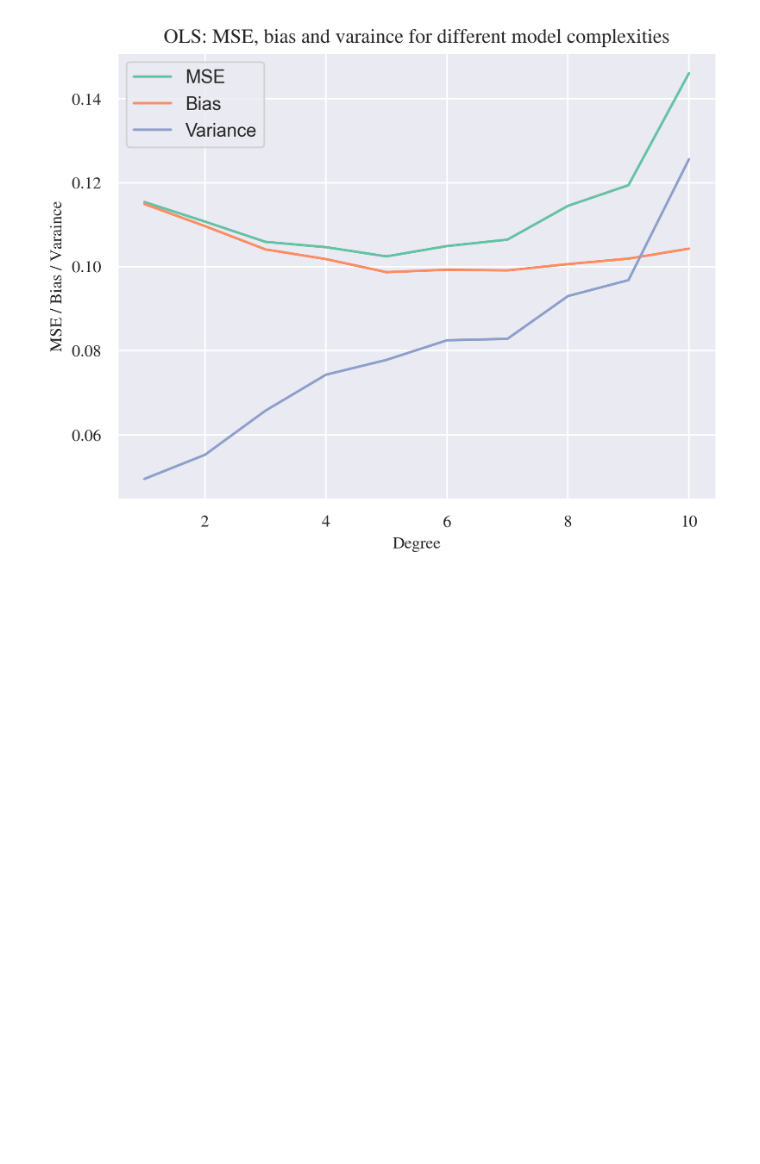
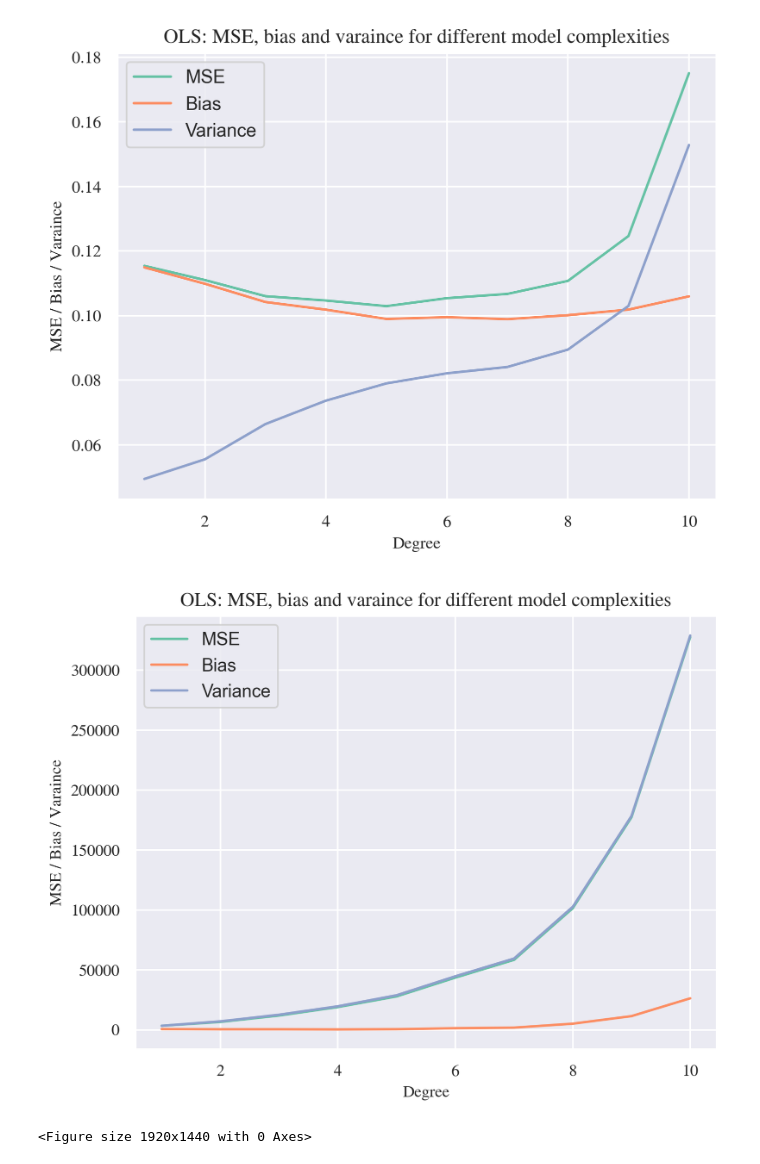
Before and after one commit to GauteJ1/FYS-STK-projects, a Jupyter notebook: project_1_alt/src/e_plots.ipynb, the cells around one changed output. Cells and saved outputs as stored; diff of their text form; code cells hidden in the pictures; blank space fills up the shorter version.

Commit message:
Implemented loading of terrain data and generated figures

```diff
--- a/project_1_alt/src/e_plots.ipynb
+++ b/project_1_alt/src/e_plots.ipynb
@@ -3,5 +3,6 @@ from plotting import Plotting
 import matplotlib.pyplot as plt
 
 plots = Plotting(data_points=41, data="Franke_Noise", seed=12)
+plots_terrain = Plotting(data_points=41, data="Terrain", seed=12)
 # %%
 plots.plot_bootstrap_MSE_R2(max_deg = 10)
@@ -16,7 +31,14 @@ plt.savefig("../figures/data/Ridge_MSE_Franke_Noise_bootstrap.pdf")
 # %%
 plots.plot_bootstrap_bias_var(max_deg=10)
+plt.show()
 plt.savefig("../figures/data/bias_var_Franke_Noise_bootstrap.pdf")
+
+plots_terrain.plot_bootstrap_bias_var(max_deg=10)
+plt.show()
+plt.savefig("../figures/data/bias_var_Terrain_bootstrap.pdf")
 # %% [output]
-[figure, old version]
+[figure, new version]
+[figure, added]
+<Figure size 1920x1440 with 0 Axes>
 # %%
 plots.plot_cross_val_MSE(kfolds=5, max_deg=10)
```
Also changed, not shown: parts of 5 cells of this notebook, 2 other files.
